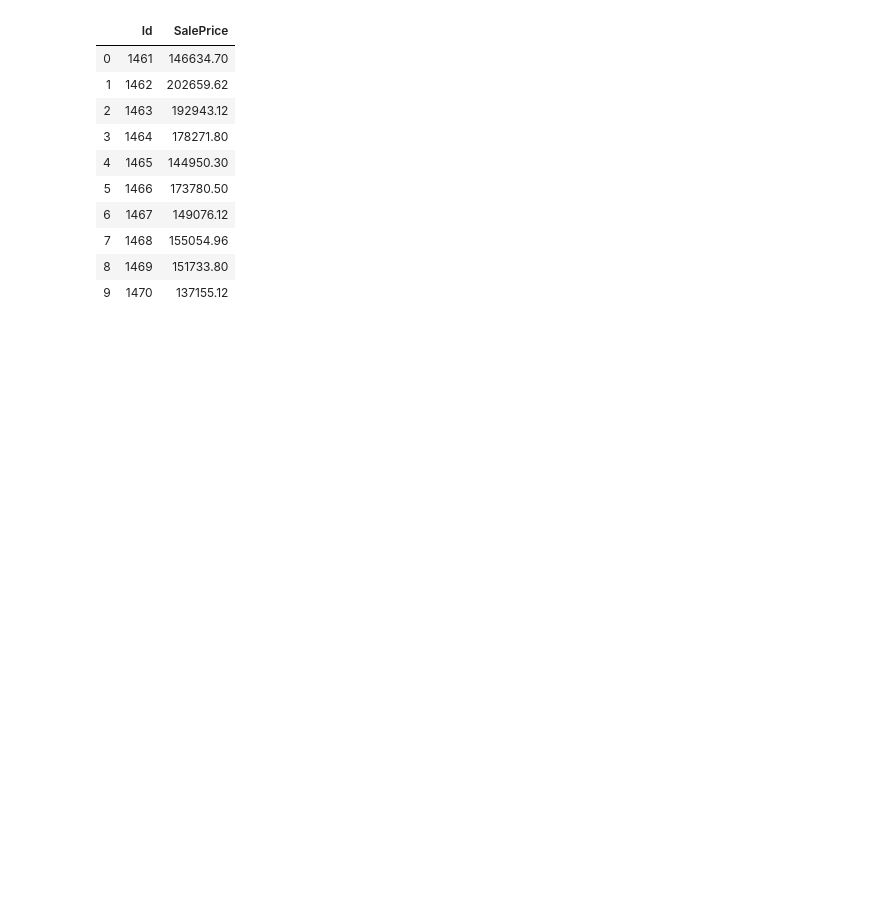
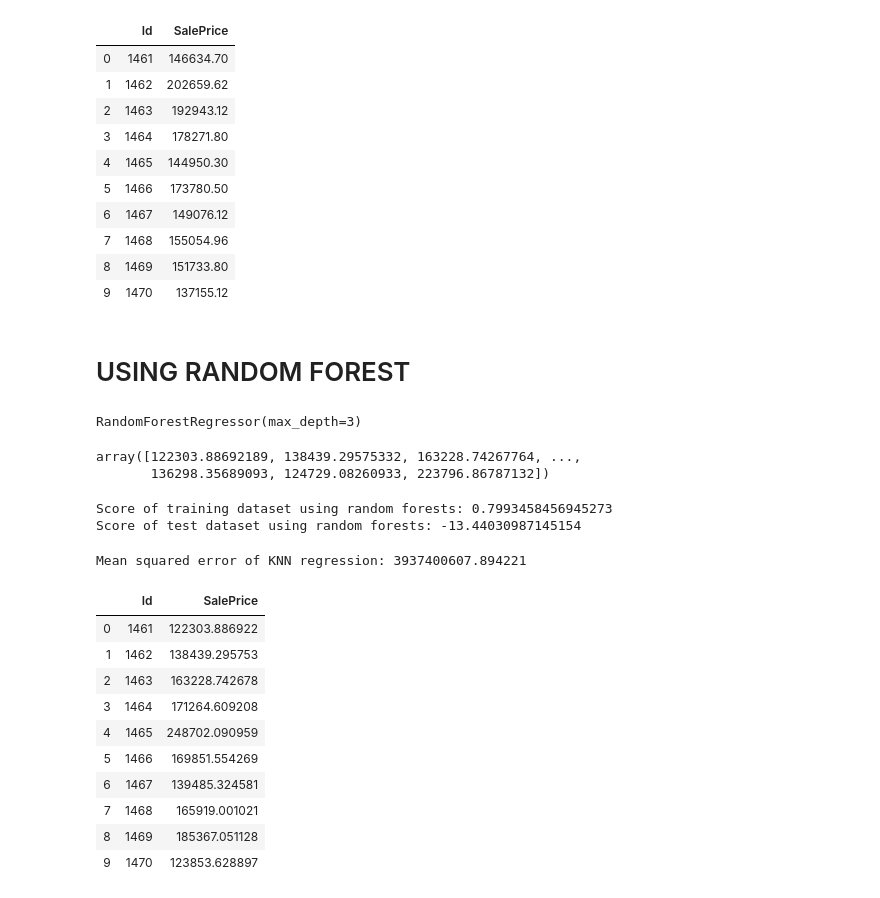
Before and after one commit to AksharaReddyPatlannagari/MACHINE-LEARNING, a Jupyter notebook: Housing_prices_kaggle/price.ipynb, the cells around one changed output. Cells and saved outputs as stored; diff of their text form; code cells hidden in the pictures; blank space fills up the shorter version.

```diff
--- a/Housing_prices_kaggle/price.ipynb
+++ b/Housing_prices_kaggle/price.ipynb
@@ -673,3 +673,44 @@ predict_file3.head(10)
 | 9 | 1470 | 137155.12 |
 # %%
 predict_file3.to_csv('predict3.csv',index=False)
+# %% [markdown]
+# USING RANDOM FOREST
+# %%
+from sklearn.ensemble import RandomForestRegressor
+forest=RandomForestRegressor(max_depth=3)
+forest.fit(X_train,y_train)
+# %% [output]
+RandomForestRegressor(max_depth=3)
+# %%
+y_predict5=forest.predict(X_test)
+y_predict5
+# %% [output]
+array([122303.88692189, 138439.29575332, 163228.74267764, ...,
+       136298.35689093, 124729.08260933, 223796.86787132])
+# %%
+print("Score of training dataset using random forests:",forest.score(X_train,y_train))
+print("Score of test dataset using random forests:",forest.score(X_test,y_test))
+# %% [output]
+Score of training dataset using random forests: 0.7993458456945273
+Score of test dataset using random forests: -13.44030987145154
+# %%
+from sklearn.metrics import mean_squared_error
+MSR=mean_squared_error(y_test,y_predict5)
+print("Mean squared error of KNN regression:",MSR)
+# %% [output]
+Mean squared error of KNN regression: 3937400607.894221
+# %%
+predict_file5=pd.DataFrame({'Id':np.array(X_test_df['Id']),'SalePrice':y_predict5})
+predict_file5.head(10)
+# %% [output]
+|  | Id | SalePrice |
+| 0 | 1461 | 122303.886922 |
+| 1 | 1462 | 138439.295753 |
+| 2 | 1463 | 163228.742678 |
+| 3 | 1464 | 171264.609208 |
+| 4 | 1465 | 248702.090959 |
+| 5 | 1466 | 169851.554269 |
+| 6 | 1467 | 139485.324581 |
+| 7 | 1468 | 165919.001021 |
+| 8 | 1469 | 185367.051128 |
+| 9 | 1470 | 123853.628897 |
```
Also changed, not shown: parts of 3 cells of this notebook, 1 other file.
